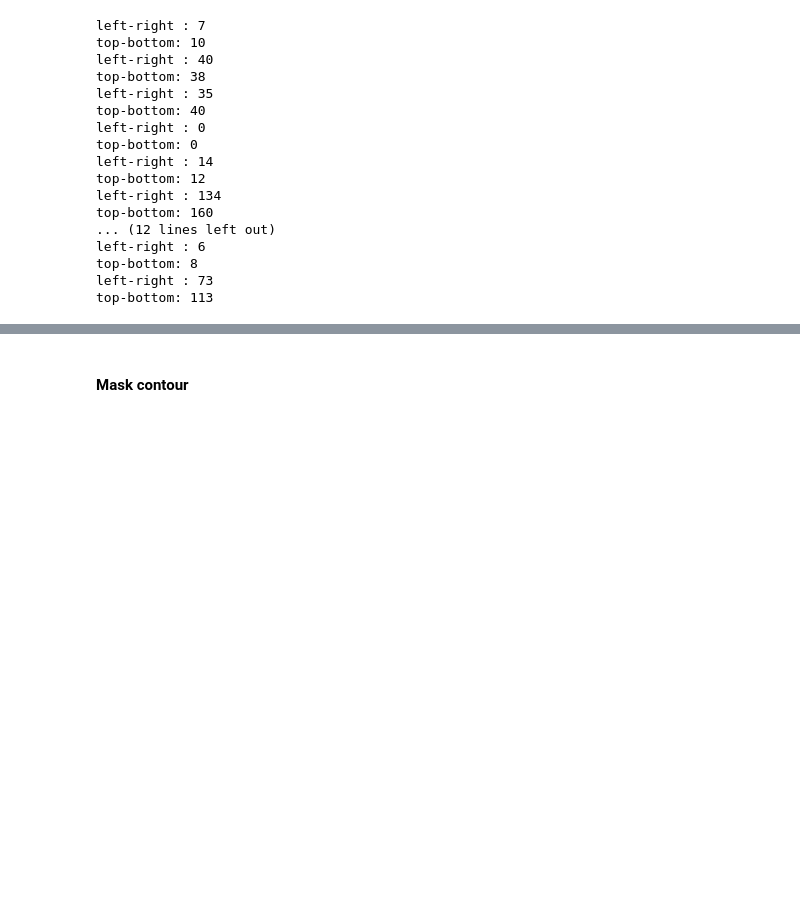
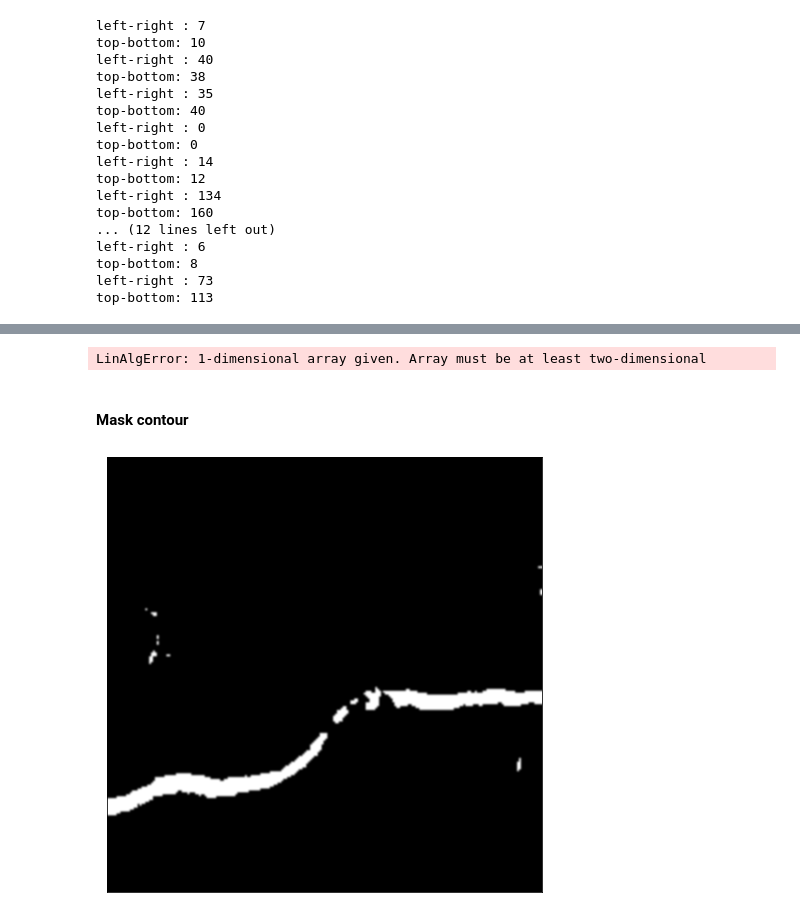
Before and after one commit to kristof-becode/Concrete-Crack-Detection, a Jupyter notebook: Preprocess1.ipynb, the cells around one changed output, grey strips where cells are left out. Drawn from its saved outputs; the diff is of its cells as text; code cells hidden in the pictures; blank space fills up the shorter version.

Commit message:
Add further img preprocessing/ crack dimensions investigation M2GLD

```diff
--- a/Preprocess1.ipynb
+++ b/Preprocess1.ipynb
@@ -391,3 +397,12 @@ top-bottom: 113
+# %%
+import numpy as np
+a = np.array([3, 1])
+
+b = np.array([9])
+
+x = np.linalg.solve(a, b)
+# %% [output]
+LinAlgError: 1-dimensional array given. Array must be at least two-dimensional
 # %% [markdown]
 #### Mask contour
 # %%
@@ -395,3 +410,6 @@ mask = np.zeros(imgray.shape,np.uint8)
 cv.drawContours(mask,[cnt],0,255,-1)
 pixelpoints = np.transpose(np.nonzero(mask))
 #pixelpoints = cv.findNonZero(mask)
+# %%
+imgUnchanged2 = cv.imread('/home/becode/AI/Data/Skyebase/OpenSource/Positive/00038.jpg',-1)
+grayed2 = cv.cvtColor(imgUnchanged2, cv.COLOR_BGR2GRAY)
@@ -397,0 +420,8 @@ pixelpoints = np.transpose(np.nonzero(mask))
+# %%
+ret,th = cv.threshold(grayed2,0,255,cv.THRESH_BINARY_INV+cv.THRESH_OTSU)
+plt.figure(figsize=(8,8))
+plt.imshow(th,cmap = 'gray', interpolation = 'bicubic')
+plt.xticks([]), plt.yticks([])  # hide tick values on X and Y axis
+plt.show()
+# %% [output]
+[figure, added]
```
Also changed, not shown: parts of 25 cells of this notebook.
